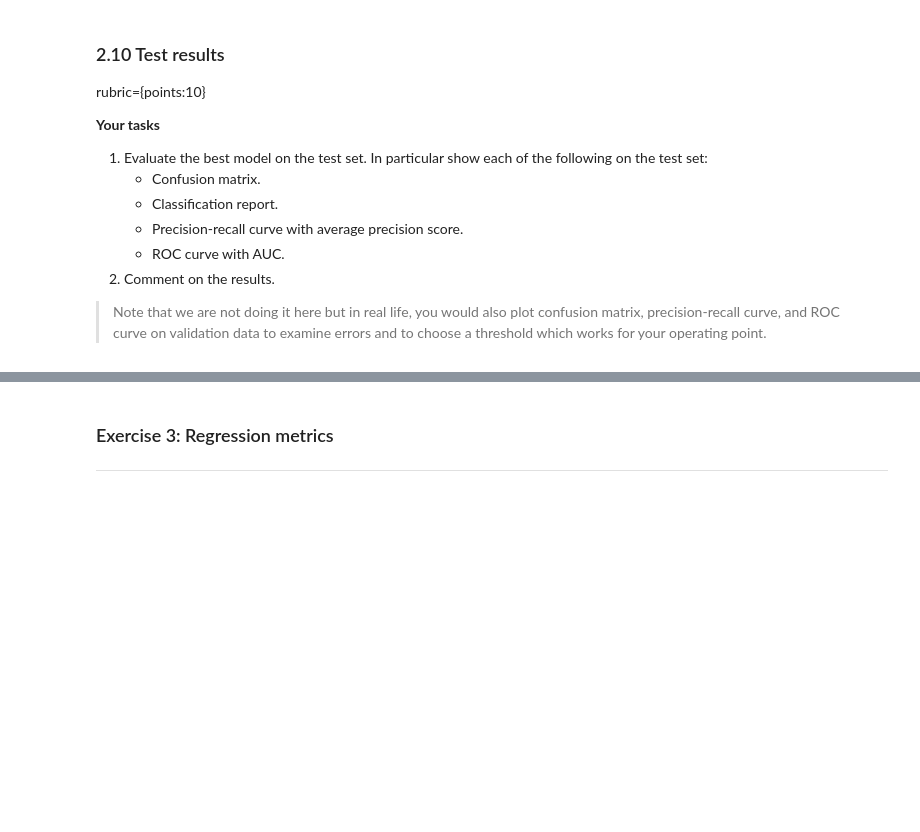
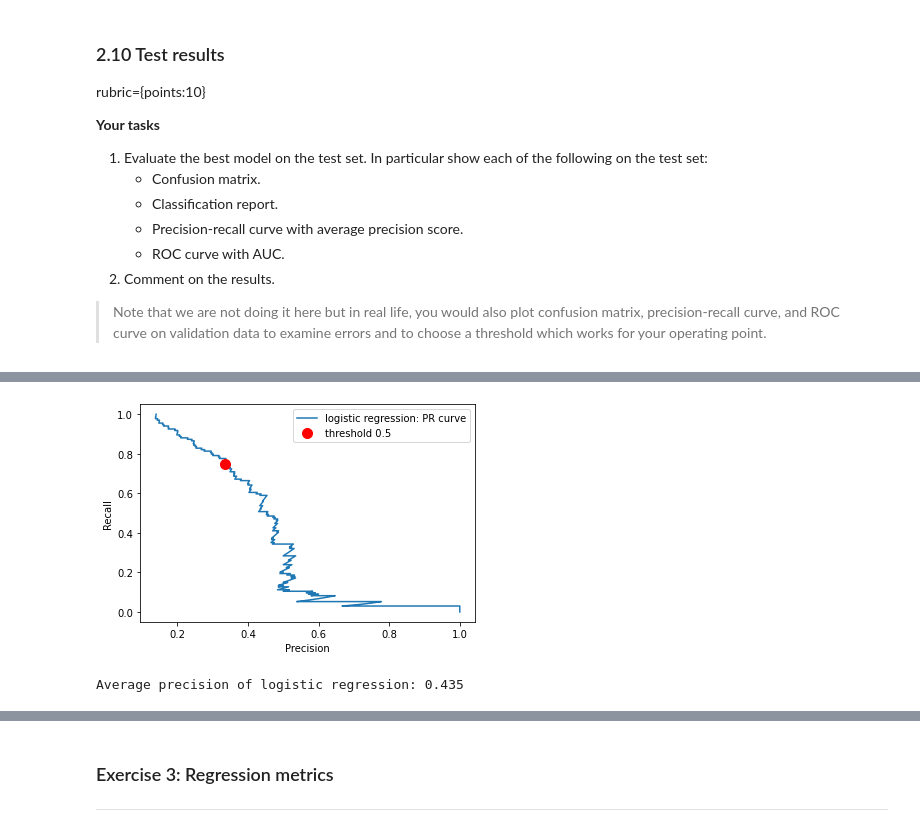
Before and after one commit to xhnatiuk/cpsc330, a Jupyter notebook: hw/hw5/hw5.ipynb, the cells around one changed output, grey strips where cells are left out. Cells and saved outputs as stored; diff of their text form; code cells hidden in the pictures; blank space fills up the shorter version.

```diff
--- a/hw/hw5/hw5.ipynb
+++ b/hw/hw5/hw5.ipynb
@@ -461,0 +431,5 @@ rubric={points:6}
+# %%
+log_reg_bal = LogisticRegression(class_weight='balanced', max_iter=1000)
+pipe_bal = make_pipeline(preprocessor, log_reg_bal)
+log_reg_bal_cv_scores = cross_validate(pipe_bal, X_train, y_train, scoring=scoring)
+pd.DataFrame(log_reg_bal_cv_scores)
@@ -473,0 +455,11 @@ Now let's tune the hyperparameters of our `LogisticRegression` using `GridSearch
+# %%
+param_grid = {
+    "logisticregression__C": [0.001, 0.01, 0.1, 1.0, 10, 100],
+    "logisticregression__class_weight": [None, 'balanced'],
+}
+
+grid_search = GridSearchCV(
+    pipe_bal, param_grid, cv=5, n_jobs=-1, return_train_score=True, scoring='f1'
+)
+grid_search.fit(X_train, y_train) # all the work is done here
+results = pd.DataFrame(grid_search.cv_results_)
@@ -488,0 +487,6 @@ rubric={points:10}
+# %%
+log_reg_best = LogisticRegression(class_weight='balanced', C=0.1, max_iter=1000)
+pipe_best = make_pipeline(preprocessor, log_reg_best)
+pipe_best.fit(X_train, y_train)
+predictions = pipe_best.predict(X_test)
+disease_probas = pipe_best.predict_proba(X_test)[:, 1]
@@ -488,0 +513,22 @@ rubric={points:10}
+# %%
+precision, recall, thresholds = precision_recall_curve(
+    y_test, disease_probas
+)
+plt.plot(precision, recall, label="logistic regression: PR curve")
+plt.xlabel("Precision")
+plt.ylabel("Recall")
+plt.plot(
+    precision_score(y_test, predictions),
+    recall_score(y_test, predictions),
+    "or",
+    markersize=10,
+    label="threshold 0.5",
+)
+plt.legend(loc="best");
+# %% [output]
+[figure, added]
+# %%
+ap_lr = average_precision_score(y_test, disease_probas)
+print("Average precision of logistic regression: {:.3f}".format(ap_lr))
+# %% [output]
+Average precision of logistic regression: 0.435
```
Also changed, not shown: parts of 38 cells of this notebook, 6 other files.
